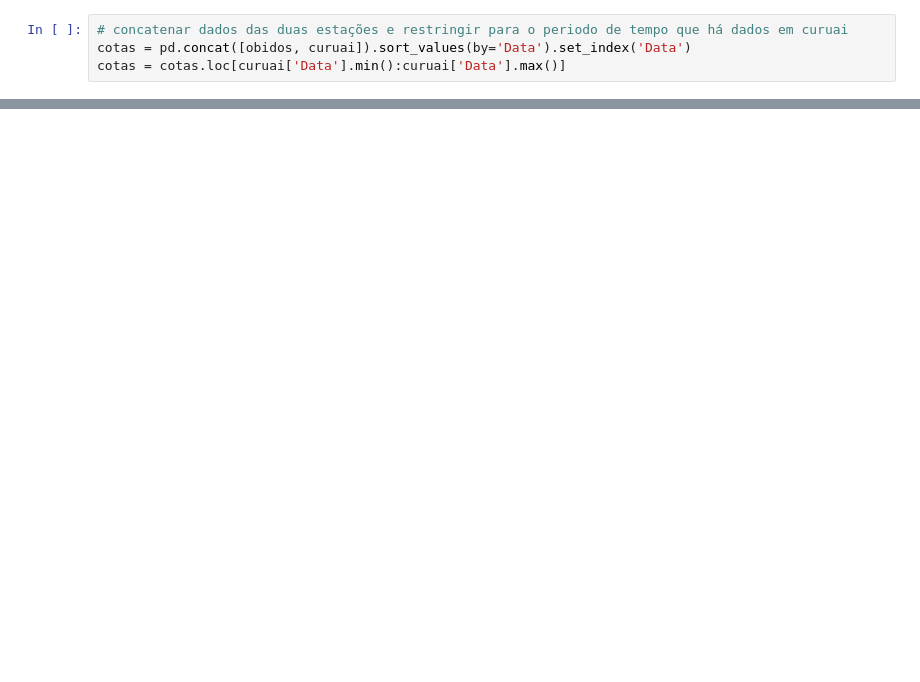
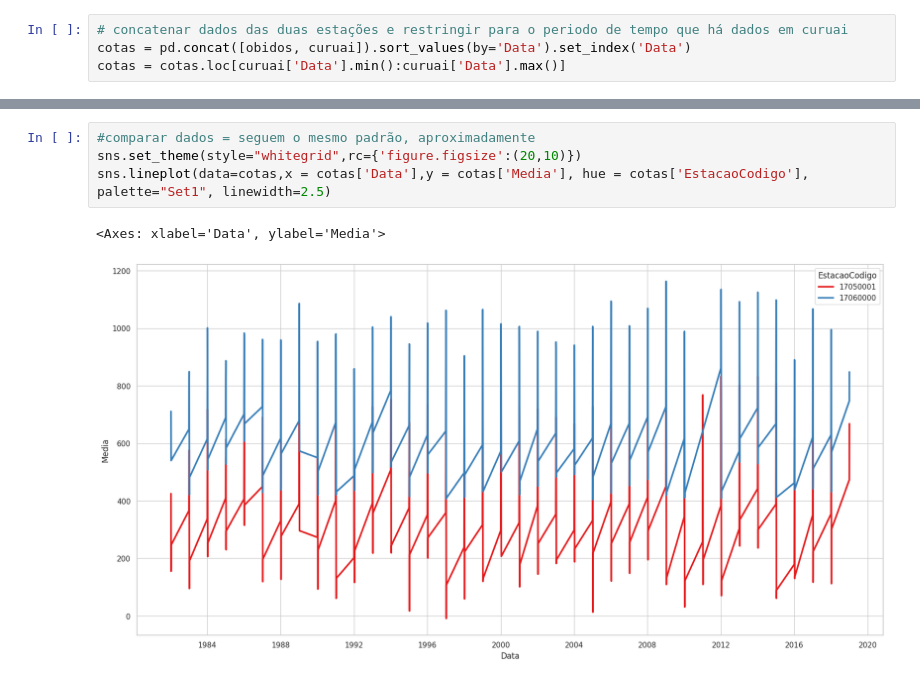
Before and after one commit to larissavaladao/py6s_harmonize_sample, a Jupyter notebook: 6. parameters_by_period/1.set_periods.ipynb, the cells around one changed output, grey strips where cells are left out. Drawn from its saved outputs; the diff is of its cells as text; blank space fills up the shorter version.

```diff
--- a/6. parameters_by_period/1.set_periods.ipynb
+++ b/6. parameters_by_period/1.set_periods.ipynb
@@ -76,0 +77,7 @@ sns.pointplot(data=cotas,x = cotas['Data'],y = cotas['Media'], hue = cotas['Esta
+# %%
+#comparar dados = seguem o mesmo padrão, aproximadamente
+sns.set_theme(style="whitegrid",rc={'figure.figsize':(20,10)})
+sns.lineplot(data=cotas,x = cotas['Data'],y = cotas['Media'], hue = cotas['EstacaoCodigo'], palette="Set1", linewidth=2.5)
+# %% [output]
+<Axes: xlabel='Data', ylabel='Media'>
+[figure, added]
```
Also changed, not shown: parts of 15 cells of this notebook.
